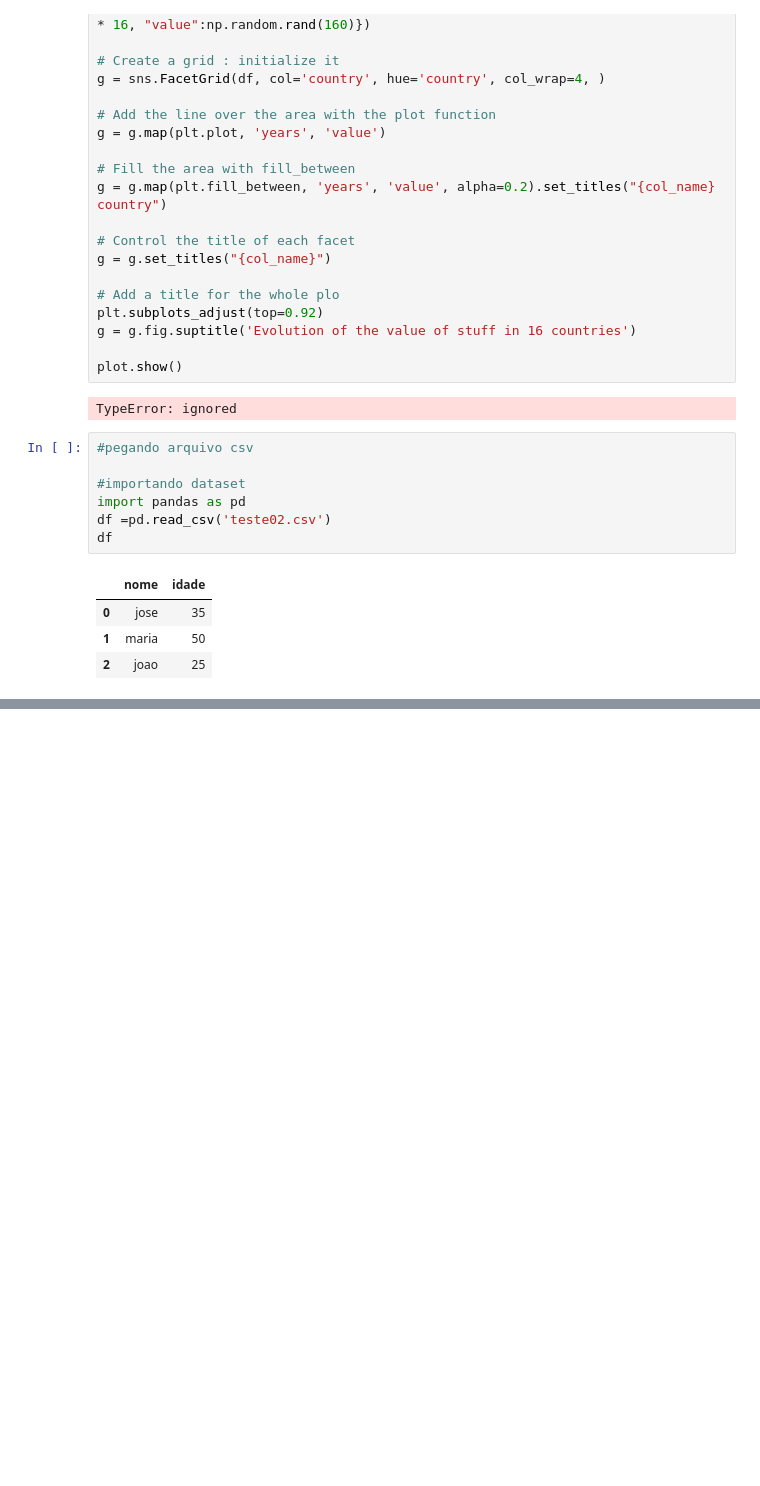
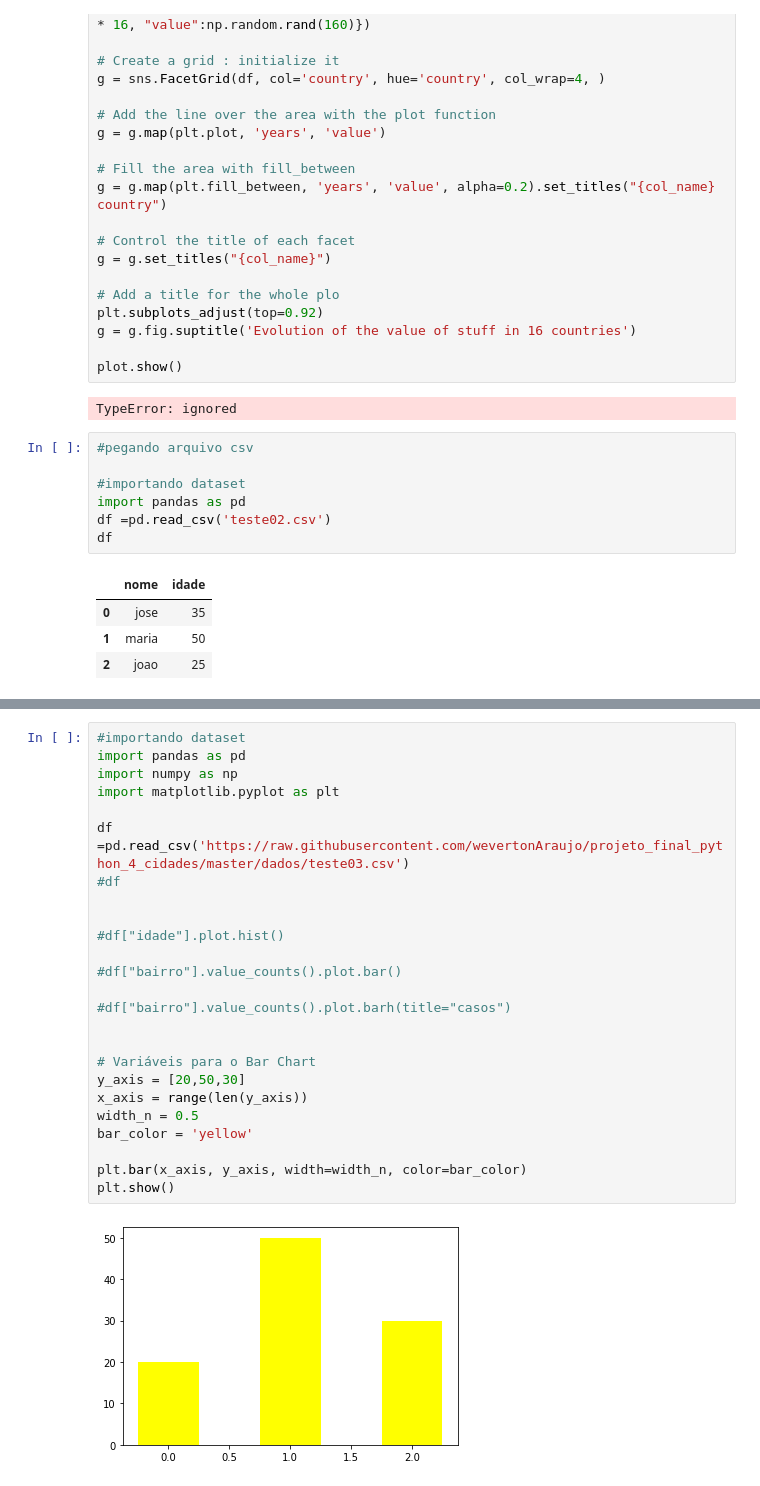
Before and after one commit to wevertonAraujo/projeto_final_python_4_cidades, a Jupyter notebook: teste1_1.ipynb, the cells around one changed output, grey strips where cells are left out. Saved outputs shown, nothing was run; the diff lists cells and outputs as text; blank space fills up the shorter version.

```diff
--- a/teste1_1.ipynb
+++ b/teste1_1.ipynb
@@ -233,0 +236,27 @@ df
+# %%
+#importando dataset
+import pandas as pd
+import numpy as np
+import matplotlib.pyplot as plt
+
+df =pd.read_csv('https://raw.githubusercontent.com/wevertonAraujo/projeto_final_python_4_cidades/master/dados/teste03.csv')
+#df
+
+
+#df["idade"].plot.hist()
+
+#df["bairro"].value_counts().plot.bar()
+
+#df["bairro"].value_counts().plot.barh(title="casos")
+
+
+# Variáveis para o Bar Chart
+y_axis = [20,50,30]
+x_axis = range(len(y_axis))
+width_n = 0.5
+bar_color = 'yellow'
+
+plt.bar(x_axis, y_axis, width=width_n, color=bar_color)
+plt.show()
+# %% [output]
+[figure, added]
```
Also changed, not shown: parts of 3 cells of this notebook.
